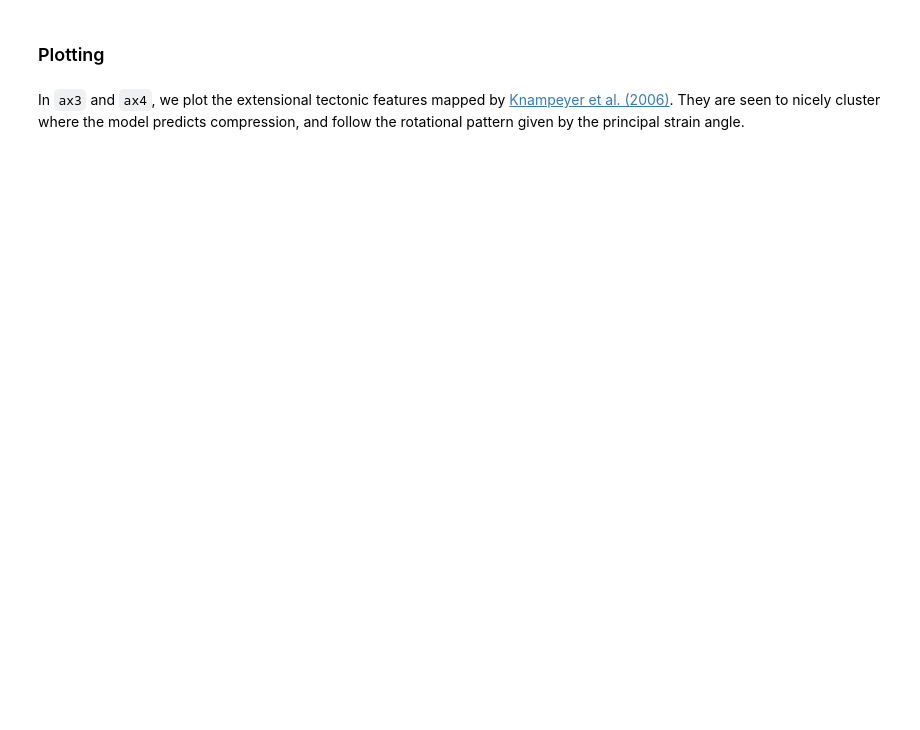
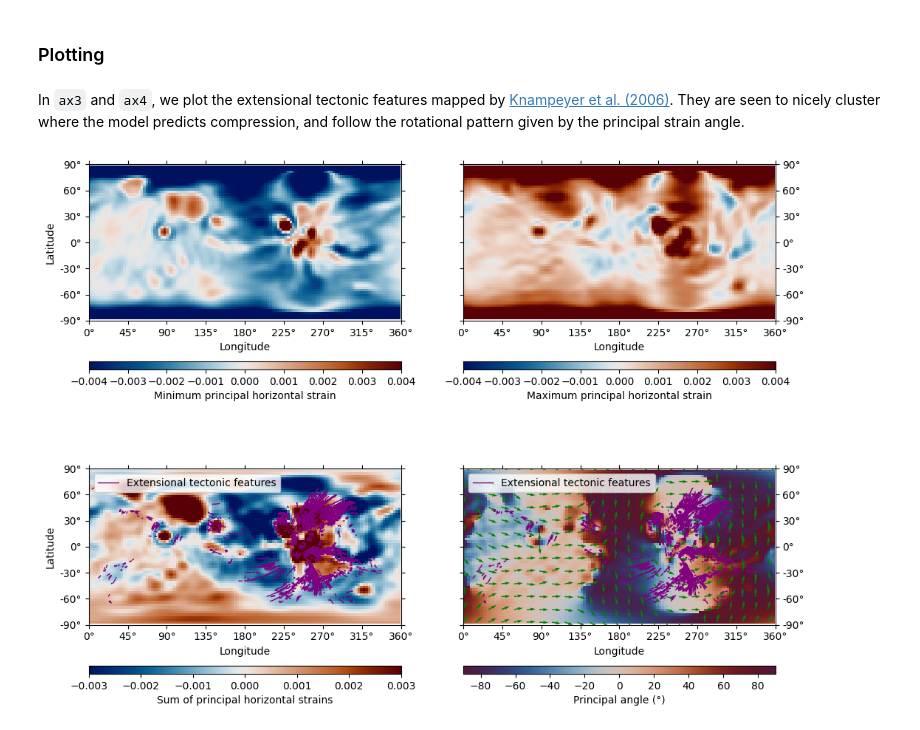
Before and after one commit to AB-Ares/Displacement_strain_planet, a Jupyter notebook: examples/Run_demo.ipynb, the cells around one changed output. Saved outputs shown, nothing was run; the diff lists cells and outputs as text; code cells hidden in the pictures; blank space fills up the shorter version.

```diff
--- a/examples/Run_demo.ipynb
+++ b/examples/Run_demo.ipynb
@@ -381,31 +383,34 @@ In `ax3` and `ax4`, we plot the extensional tectonic features mapped by [Knampey
 # %%
 args_plot = dict(tick_interval=[45, 30], colorbar = 'bottom', cmap = cm.vik)
 fig, ((ax1,ax2),(ax3,ax4)) = plt.subplots(2,2, **args_fig)
 
 pysh.SHGrid.from_array(min_strain).plot(ax=ax1, \
         cb_label = 'Minimum principal horizontal strain', cmap_limits = \
         [-4e-3, 4e-3], cb_tick_interval = 1e-3, **args_plot)
 pysh.SHGrid.from_array(max_strain).plot(ax=ax2, \
         cb_label = 'Maximum principal horizontal strain', ticks = 'wSnE', \
         ylabel = None, cmap_limits = [-4e-3, 4e-3], cb_tick_interval = 1e-3, \
         **args_plot)
 pysh.SHGrid.from_array(sum_strain).plot(ax=ax3, cb_label = \
         'Sum of principal horizontal strains', cmap_limits = [-3e-3, 3e-3], \
         cb_tick_interval = 1e-3, **args_plot)
 pysh.SHGrid.from_array(principal_angle1).plot(ax=ax4, cb_label = \
         'Principal angle (°)', ticks = 'wSnE', ylabel = None, \
-        cmap_limits = [-90, 90], **args_plot)
+        cmap_limits = [-90, 90], tick_interval=[45, 30],
+        colorbar = 'bottom', cmap = cm.vikO)
 
 # Plot strain direction
 skip_i = int(lmax_calc / 6)
 skip=(slice(None,None,skip_i),slice(None,None,skip_i))
 grid_long, grid_lat = np.meshgrid(np.linspace(0,360,np.shape(principal_angle1)[1]),\
         np.linspace(90,-90,np.shape(principal_angle1)[0]))
 ones = np.ones(np.shape(principal_angle1))
 ax4.quiver(grid_long[skip], grid_lat[skip], ones[skip], ones[skip], scale = 5e1, \
            angles = principal_angle1[skip], color = 'g')
 
 # Add the Knapmeyer et al. (2006) mapping of extensional tectonic features
 Plt_tecto_Mars(path, ax = ax3, extension = True, compression = False)
 Plt_tecto_Mars(path, ax = ax4, extension = True, compression = False)
 plt.show()
+# %% [output]
+[figure, added]
```
Also changed, not shown: parts of 10 cells of this notebook, 6 other files.
